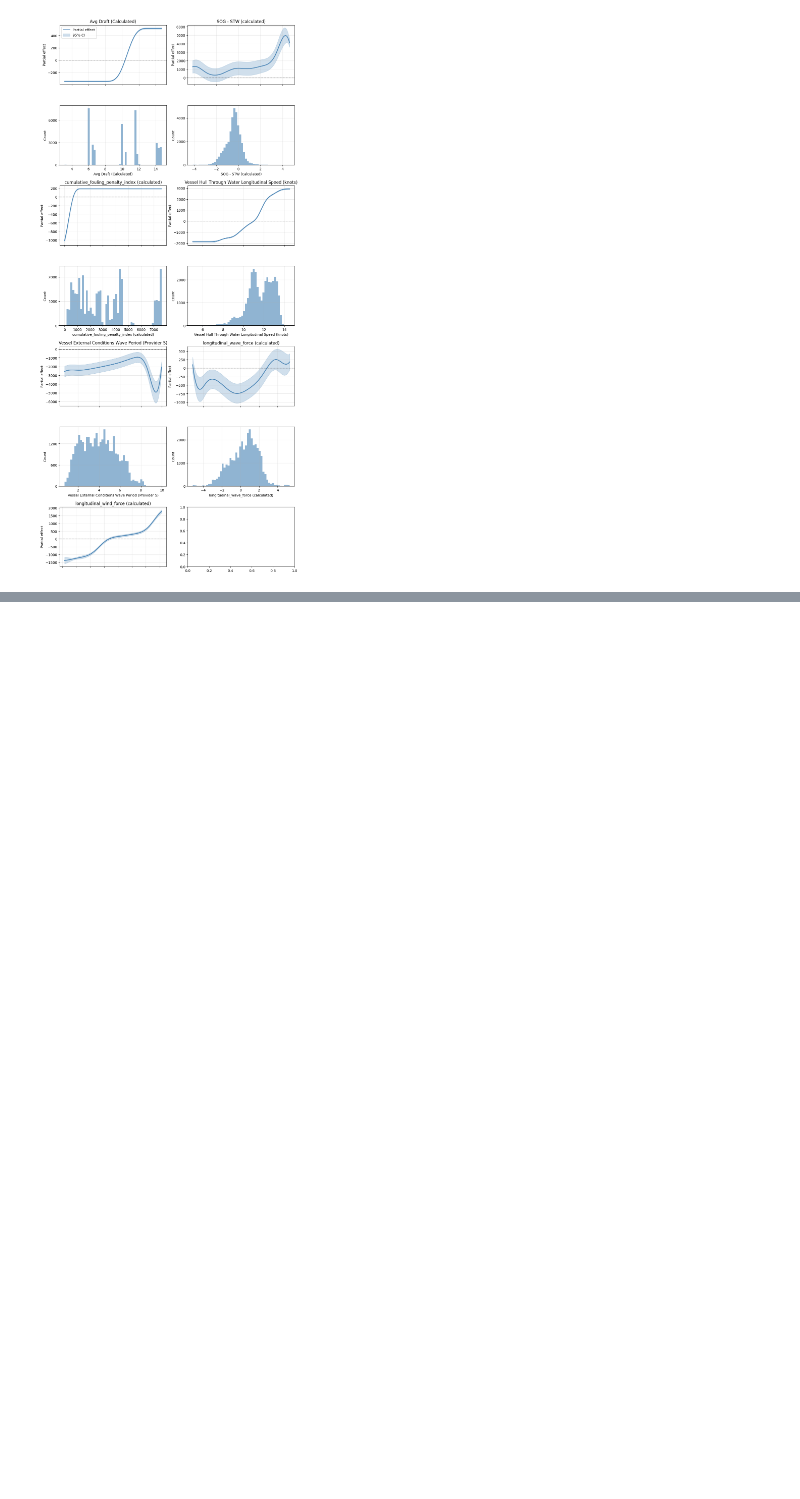
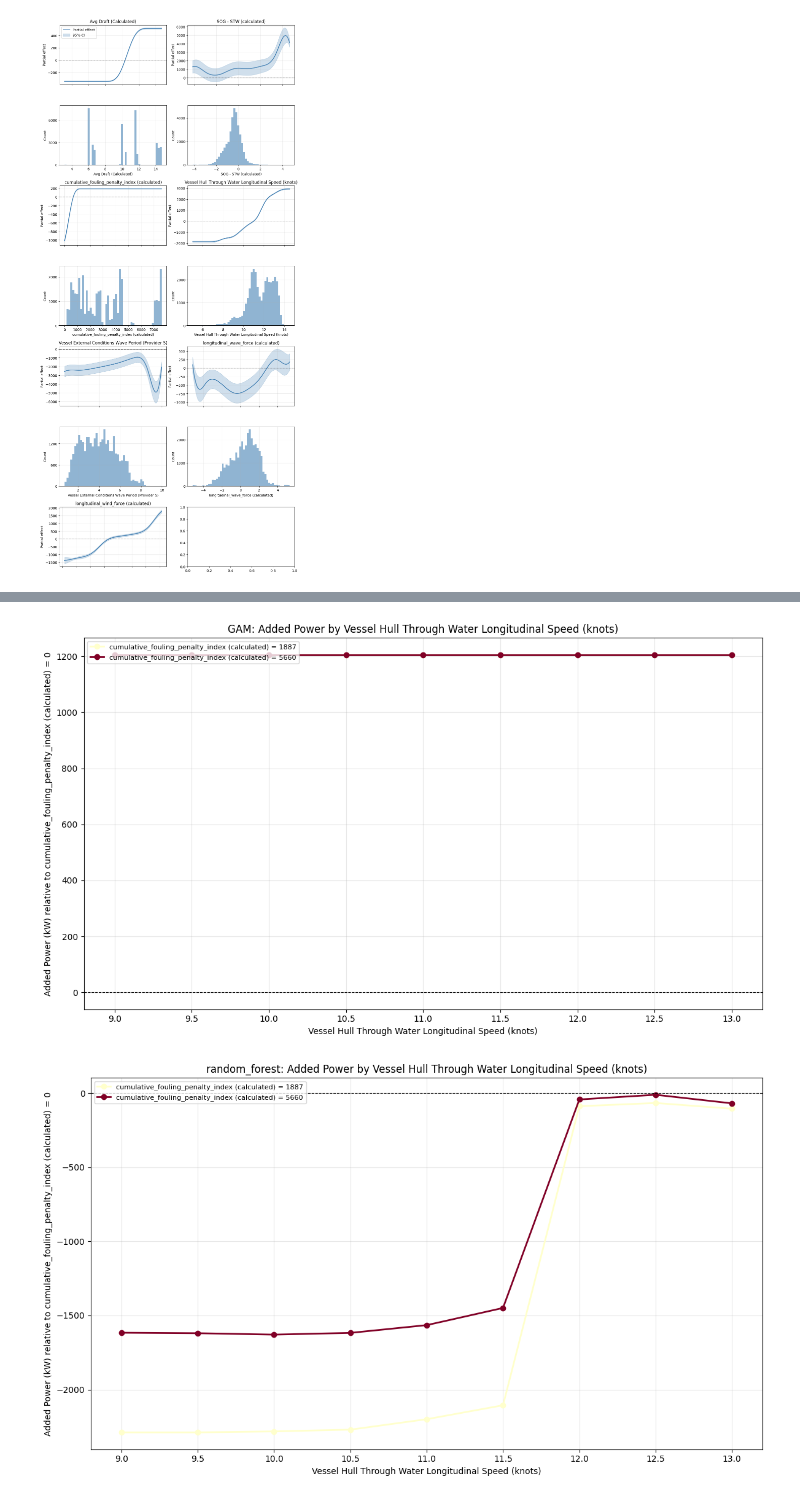
Before and after one commit to AugustBjerg/Master-s-thesis, a Jupyter notebook: code/modelling/notebooks/evaluation.ipynb, the cells around one changed output, grey strips where cells are left out. Cells and saved outputs as stored; diff of their text form; code cells hidden in the pictures; blank space fills up the shorter version.

```diff
--- a/code/modelling/notebooks/evaluation.ipynb
+++ b/code/modelling/notebooks/evaluation.ipynb
@@ -955,0 +1104,12 @@ visualize_all_terms_with_hist(
+# %%
+# Fouling × Speed — one plot per model, lines at fouling quantiles
+plot_controlled_var_predictions(
+    fouling_speed_path,
+    pipelines_excl_ridge,
+    second_controlled_var_name=SPEED_VARIABLE,
+    second_controlled_var_values=[9, 9.5, 10, 10.5, 11, 11.5, 12, 12.5, 13],
+    fouling_quantiles=[0.25, 0.75],
+)
+# %% [output]
+[figure, added]
+[figure, added]
```
Also changed, not shown: parts of 21 cells of this notebook.
